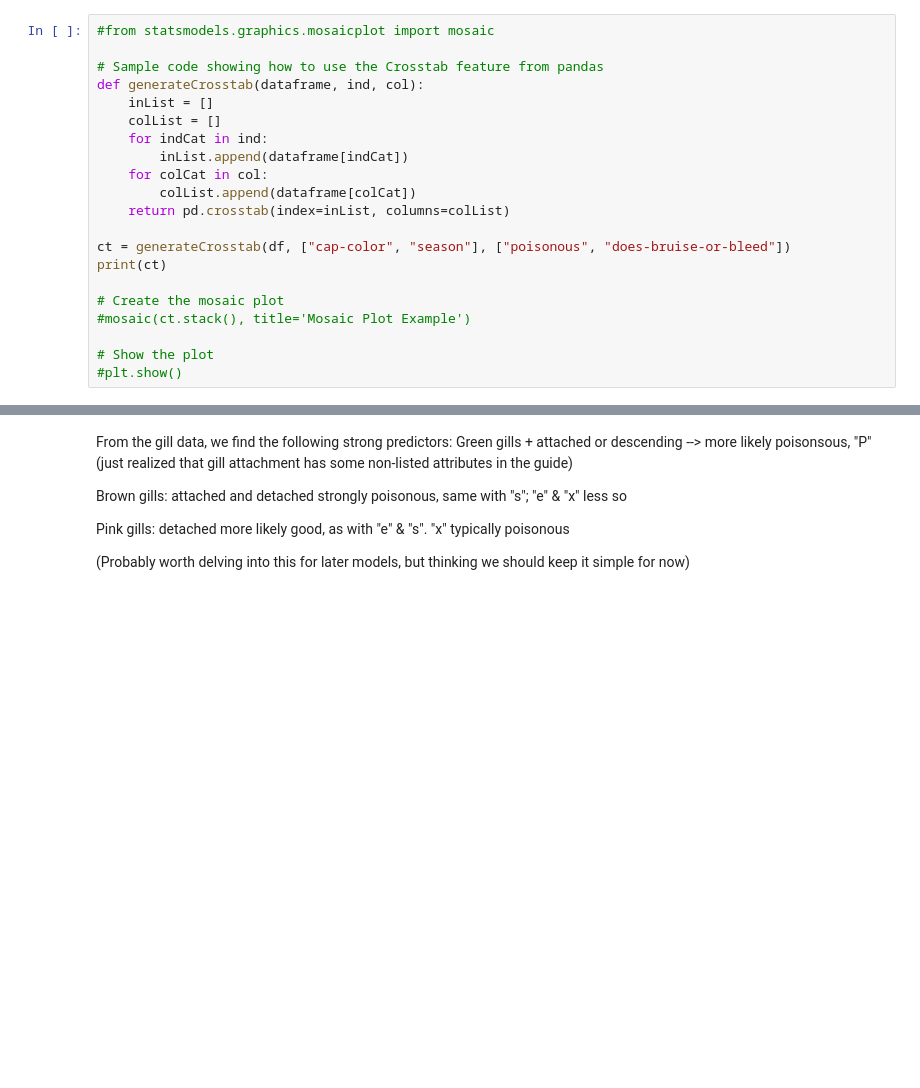
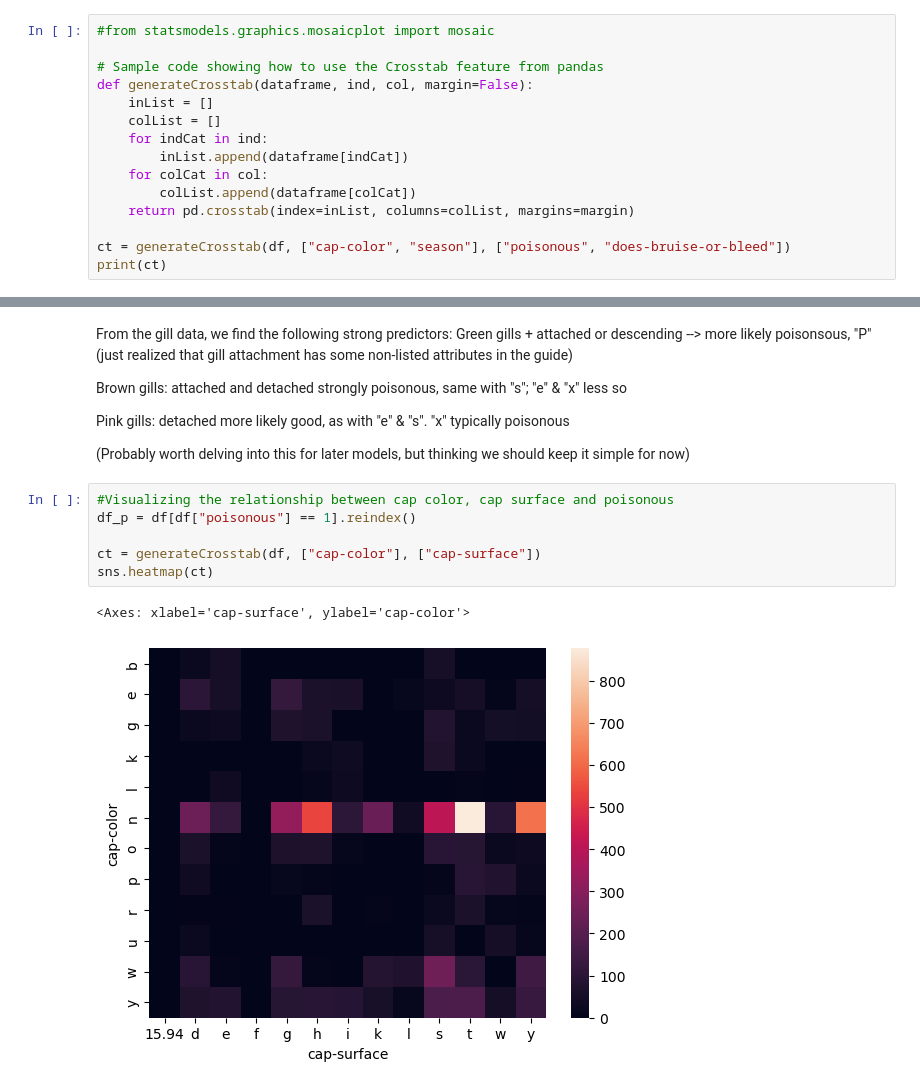
Before and after one commit to p-kve/ecs171_MushroomID, a Jupyter notebook: mushroomsEDA.ipynb, the cells around one changed output, grey strips where cells are left out. Saved outputs shown, nothing was run; the diff lists cells and outputs as text; blank space fills up the shorter version.

Commit message:
Updated EDA to use heatmap; not sure if this is enough detail

```diff
--- a/mushroomsEDA.ipynb
+++ b/mushroomsEDA.ipynb
@@ -288,23 +288,17 @@ Based on the results above, I suspect we should use stem color, stem surface, gi
 #from statsmodels.graphics.mosaicplot import mosaic
 
 # Sample code showing how to use the Crosstab feature from pandas
-def generateCrosstab(dataframe, ind, col):
+def generateCrosstab(dataframe, ind, col, margin=False):
 	inList = []
 	colList = []
 	for indCat in ind:
 		inList.append(dataframe[indCat])
 	for colCat in col:
 		colList.append(dataframe[colCat])
-	return pd.crosstab(index=inList, columns=colList)
+	return pd.crosstab(index=inList, columns=colList, margins=margin)
 
 ct = generateCrosstab(df, ["cap-color", "season"], ["poisonous", "does-bruise-or-bleed"])
 print(ct)
-
-# Create the mosaic plot
-#mosaic(ct.stack(), title='Mosaic Plot Example')
-
-# Show the plot
-#plt.show()
 # %% [output]
 poisonous               0         1
 does-bruise-or-bleed    f    t    f    t
@@ -355,3 +349,12 @@ detached more likely good, as with "e" & "s". "x" typically poisonous
 
 
 (Probably worth delving into this for later models, but thinking we should keep it simple for now)
+# %%
+#Visualizing the relationship between cap color, cap surface and poisonous
+df_p = df[df["poisonous"] == 1].reindex()
+
+ct = generateCrosstab(df, ["cap-color"], ["cap-surface"])
+sns.heatmap(ct)
+# %% [output]
+<Axes: xlabel='cap-surface', ylabel='cap-color'>
+[figure, added]
```
Also changed, not shown: parts of 3 cells of this notebook.
